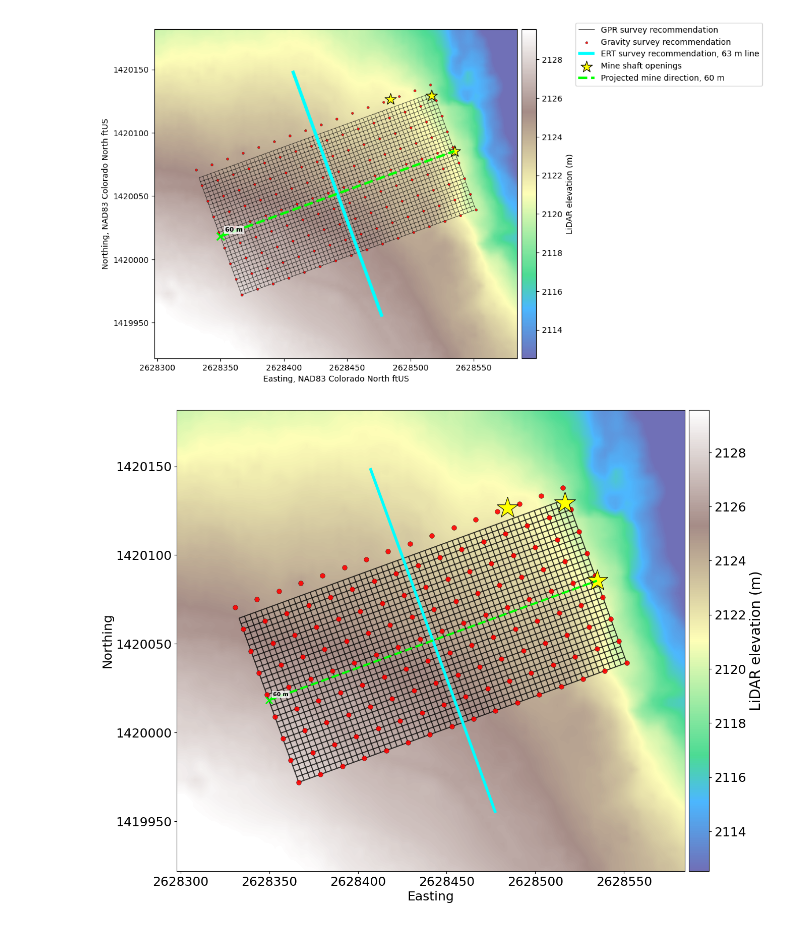
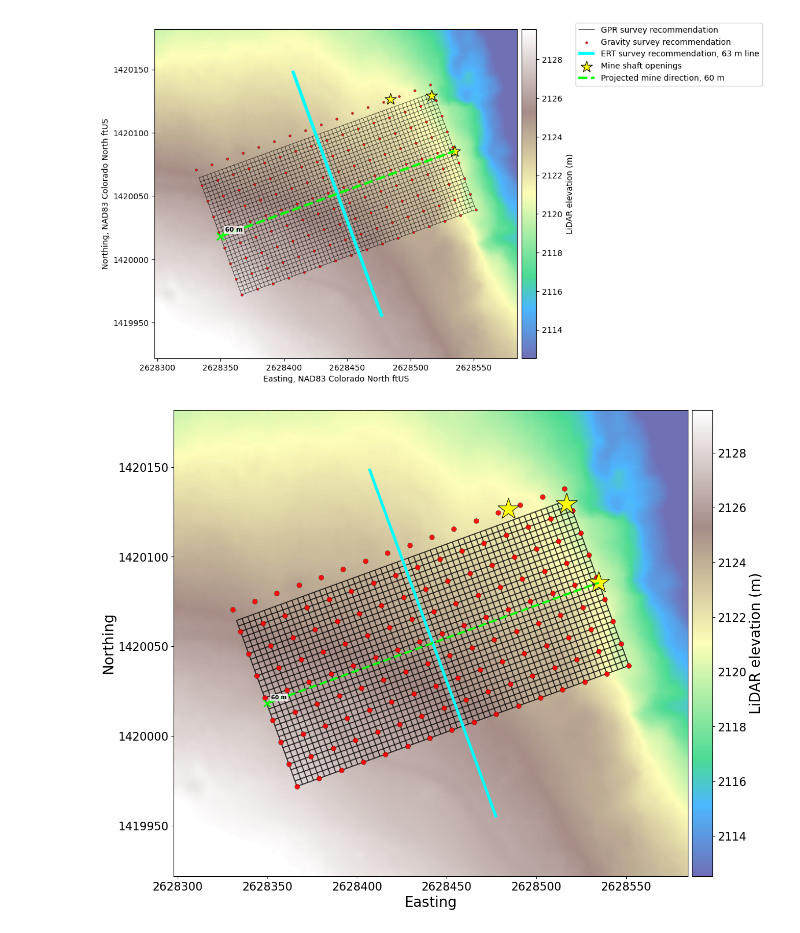
Before and after one commit to tessamurphy16/Geophysical-Characterization-of-the-Historic-Onyx-Mine-in-Steamboat-Springs-CO.-, a Jupyter notebook: notebooks/WORKING ipynb files/survey_map_lidar_elevation.ipynb, the cells around one changed output. Saved outputs shown, nothing was run; the diff lists cells and outputs as text; code cells hidden in the pictures.

```diff
--- a/notebooks/WORKING ipynb files/survey_map_lidar_elevation.ipynb
+++ b/notebooks/WORKING ipynb files/survey_map_lidar_elevation.ipynb
@@ -3836,7 +3836,7 @@ cbar_elev = fig.colorbar(elev_img, cax=cax_elev)
 ax.tick_params(
     axis="both",
     which="major",
-    labelsize=18
+    labelsize=16
 )
 
 # Colorbar label
@@ -3847,41 +3847,41 @@ cbar_elev.set_label(
 
 # Colorbar tick numbers
 cbar_elev.ax.tick_params(
-    labelsize=18
+    labelsize=16
 )
 
 ax.set_xlabel(
     "Easting",
-    fontsize=18
+    fontsize=20
 )
 
 ax.set_ylabel(
     "Northing",
-    fontsize=18
+    fontsize=20
 )
 # ax.legend(
 #     loc="upper left",
 #     bbox_to_anchor=(1.16, 1.02),
 #     ncol=1,
 #     borderaxespad=0
 # )
 
 ax.ticklabel_format(style="plain", axis="both", useOffset=False)
 ax.xaxis.set_major_formatter(ScalarFormatter(useOffset=False))
 ax.yaxis.set_major_formatter(ScalarFormatter(useOffset=False))
 ax.get_xaxis().get_major_formatter().set_scientific(False)
 ax.get_yaxis().get_major_formatter().set_scientific(False)
 
 plt.xticks(rotation=45)
 
 plt.subplots_adjust(
     left=0.1,
     right=0.76,
     bottom=0.12,
     top=0.92
 )
 
 plt.savefig("../../figures/Final_figures/future_survey_grid_recommendation_no_labels.png", dpi=300, bbox_inches="tight")
 plt.show()
 # %% [output]
-[figure, old version]
+[figure, new version]
```
Also changed, not shown: parts of 2 cells of this notebook, 2 other files.
